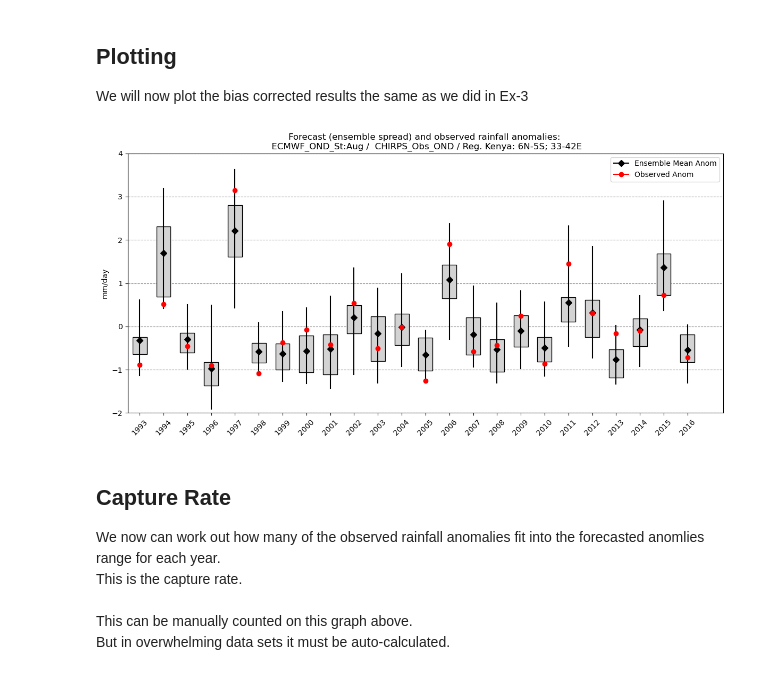
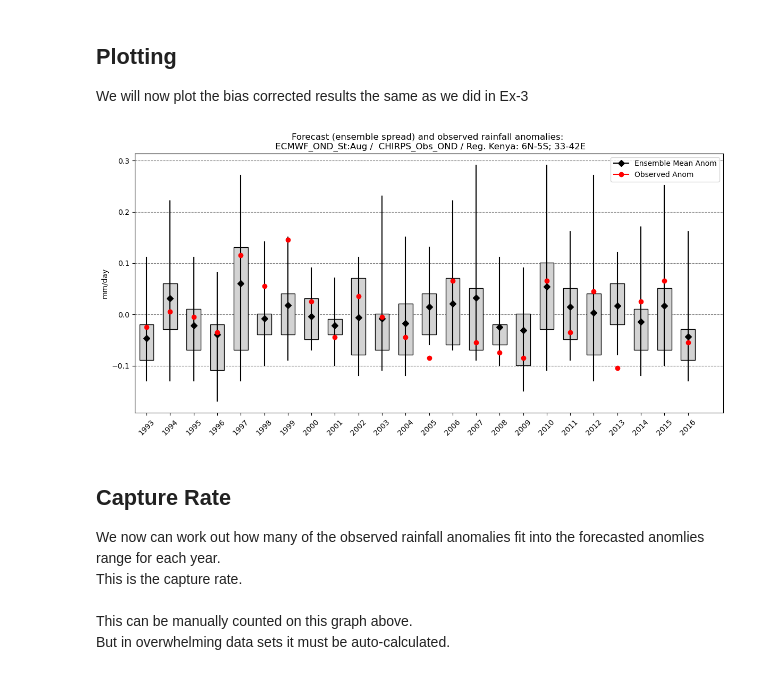
Before and after one commit to Eleanor-Dean/Wiser_Kenya_Students, a Jupyter notebook: ex4_Day2_ensembles_bias.ipynb, the cells around one changed output. Saved outputs shown, nothing was run; the diff lists cells and outputs as text; code cells hidden in the pictures.

```diff
--- a/ex4_Day2_ensembles_bias.ipynb
+++ b/ex4_Day2_ensembles_bias.ipynb
@@ -13,4 +13,5 @@ A forecasted amount of rainfall is given for each year and the months OND.
 import numpy as np
 import xarray as xr
 from Data import location
-da = location('Kenya')
+da = location('Sudan_Hindcast')
+obs = location('Sudan_Obs_Chirps')
@@ -54,5 +53,7 @@ This is the same principle as how we calculated the anomaly for the observed rai
 ## Observed anomaly
 We will now recall the observed anomaly values we calculated in Ex-1
 # %%
-# -edit to recall data
-Obs_Anom =[-0.8908333333333331, 0.519166666666667, -0.4608333333333332, -0.9008333333333332, 3.1491666666666664, -1.080833333333333, -0.3708333333333331, -0.0708333333333333, -0.42083333333333317, 0.539166666666667, -0.5108333333333333, -0.01083333333333325, -1.2608333333333333, 1.8991666666666664, -0.5808333333333331, -0.4308333333333332, 0.23916666666666675, -0.8608333333333331, 1.4491666666666667, 0.30916666666666703, -0.16083333333333316, -0.10083333333333311, 0.7191666666666667, -0.7108333333333332]
+Climate_Mean = np.mean(obs)
+X = Climate_Mean
+Obs_Anom = [item - X for item in obs]
+print(Obs_Anom)
@@ -106,35 +109,35 @@ lower_quartile = BC_Yearly_Forecast_LQ
 upper_quartile = BC_Yearly_Forecast_UQ
 
 # Create the plot
 fig, ax = plt.subplots(figsize=(12, 6))
 
 # Plot box plots manually using quartiles and whiskers
 for i, year in enumerate(years):
     # Draw the box (IQR) in grey
     ax.add_patch(plt.Rectangle((year - 0.3, lower_quartile[i]), 0.6, upper_quartile[i] - lower_quartile[i],
                                edgecolor='black', facecolor='lightgrey'))
     # Draw the whiskers (range)
     ax.plot([year, year], [min_forecast[i], max_forecast[i]], color='black')
     # Draw the ensemble mean as a black diamond (mean value)
     ax.plot(year, ensemble_mean[i], marker='D', color='black', label='Ensemble Mean Anom' if i == 0 else "")
     # Draw the observed value as a black circle (Obs_rain)
     ax.plot(year, observed[i], marker='o', color='red', label='Observed Anom' if i == 0 else "")
 
 
 ax.set_xticks(years)
 ax.set_xticklabels(years, rotation=45)
 ax.set_axisbelow(True)
 ax.yaxis.grid(color='gray', linestyle='dashed')
 ax.set_ylabel('mm/day')
 ax.set_title('Forecast (ensemble spread) and observed rainfall anomalies: \n ECMWF_OND_St:Aug /  CHIRPS_Obs_OND / Reg. Kenya: 6N-5S; 33-42E' )
 ax.set_xlim([1992.5, 2017.5])
-ax.set_ylim([-2, 4])
+#~ax.set_ylim([-2, 4])
 ax.legend()
 
 plt.tight_layout()
 plt.show()
 # %% [output]
-[figure, old version]
+[figure, new version]
 # %% [markdown]
 ## Capture Rate
 We now can work out how many of the observed rainfall anomalies fit into the forecasted anomlies range for each year.<br>
```
Also changed, not shown: parts of 7 cells of this notebook, 6 other files.
